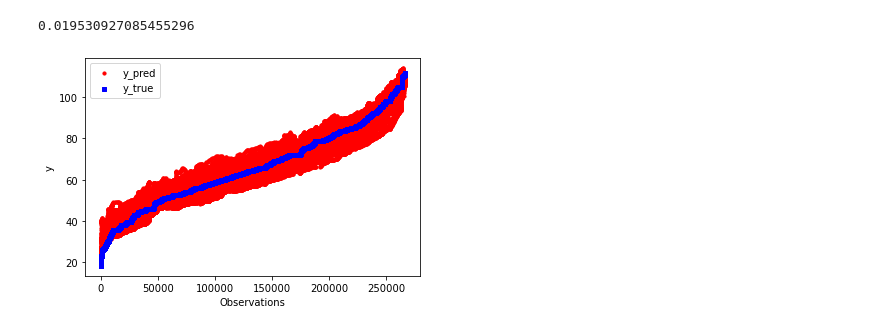
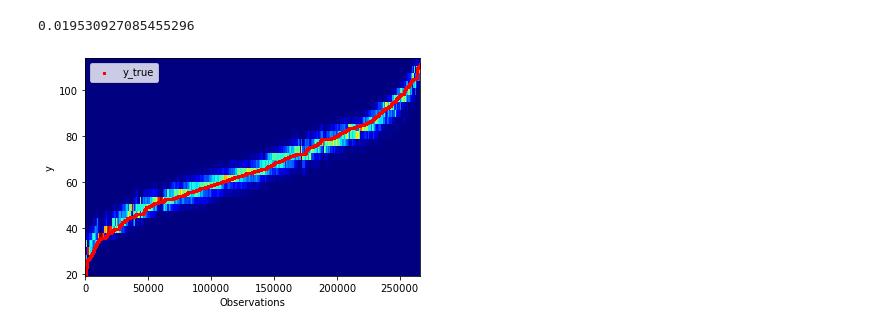
Before and after one commit to nik-neg/machine-learning, a Jupyter notebook: Multivariate_Regression_using_Gradient_Descent.ipynb, the cells around one changed output. Drawn from its saved outputs; the diff is of its cells as text; code cells hidden in the pictures.

Commit message:
add heat map for observations, remove scatter plot

```diff
--- a/Multivariate_Regression_using_Gradient_Descent.ipynb
+++ b/Multivariate_Regression_using_Gradient_Descent.ipynb
@@ -193,17 +193,18 @@ limit = int(len(y_true)*split)
 # %%
 Y_plot = y_true[0:limit]
 y_out  = y_pred[0:limit]
 fig = plt.figure()
 ax1 = fig.add_subplot(111)
 x = np.arange(len(Y_plot))
-ax1.scatter(x, y_out, s=10, c='r', marker="o", label='y_pred')
-ax1.scatter(x, Y_plot, s=10, c='b', marker="s", label='y_true')
+plt.hist2d(x, y_out, bins=(300, 30), cmap=plt.cm.jet, label='y_true')
+#ax1.scatter(x, y_out, s=5, c='r', marker="o", label='y_pred')
+ax1.scatter(x, Y_plot, s=3, c='r', marker="s", label='y_true')
 plt.legend(loc='upper left');
 plt.xlabel('Observations')
 plt.ylabel('y')
 plt.show()
 # %% [output]
-[figure, old version]
+[figure, new version]
 # %%
 # for density of points
 points = 0
```
Also changed, not shown: parts of 5 cells of this notebook.
